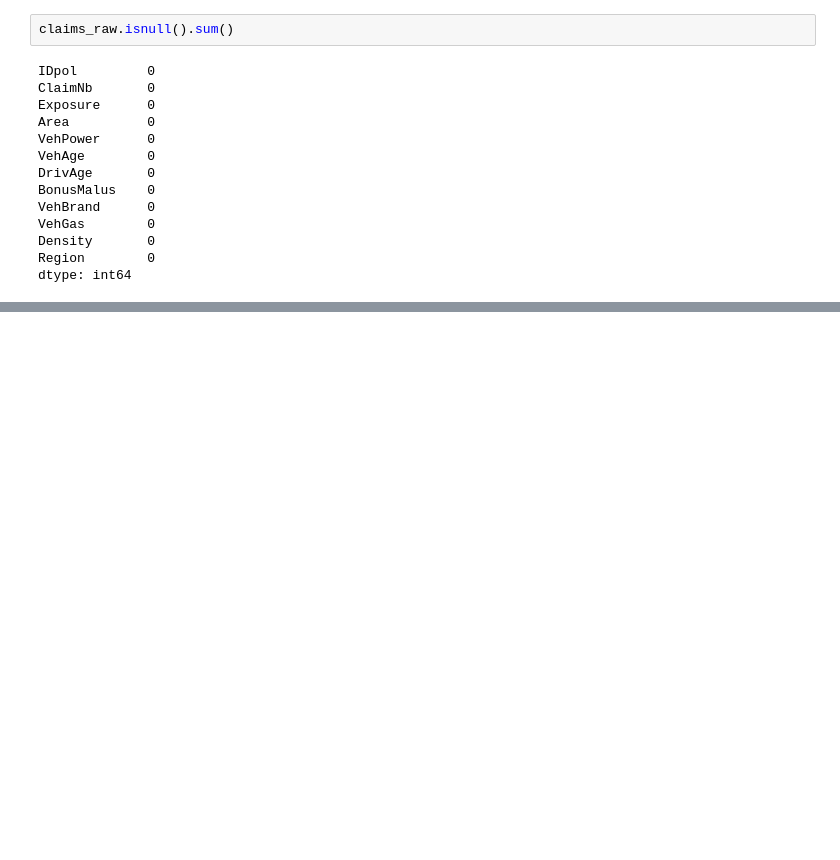
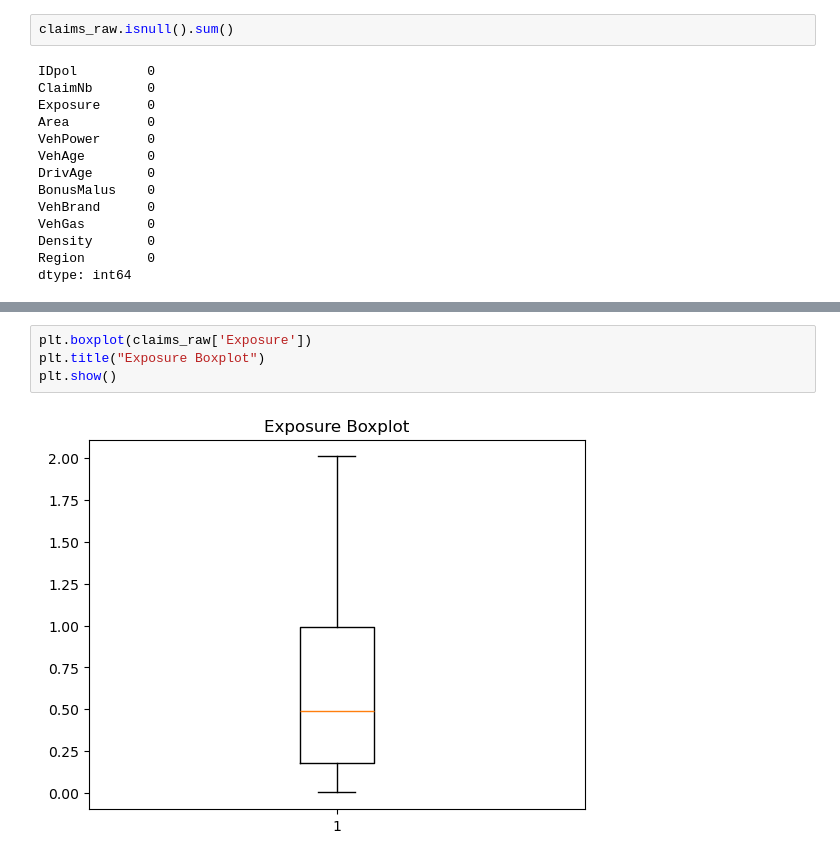
Before and after one commit to mindenki/2025-ITU-MachineLearning-Project-Claims-Risk-zrt, a Jupyter notebook: notebooks/01_Preprocessing_EDA.ipynb, the cells around one changed output, grey strips where cells are left out. Drawn from its saved outputs; the diff is of its cells as text; blank space fills up the shorter version.

```diff
--- a/notebooks/01_Preprocessing_EDA.ipynb
+++ b/notebooks/01_Preprocessing_EDA.ipynb
@@ -494,0 +217,6 @@ AssertionError: Please ensure your dataset is loaded into a DataFrame named `df`
+# %%
+plt.boxplot(claims_raw['Exposure'])
+plt.title("Exposure Boxplot")
+plt.show()
+# %% [output]
+[figure, added]
```
Also changed, not shown: parts of 123 cells of this notebook, 1 other file.
